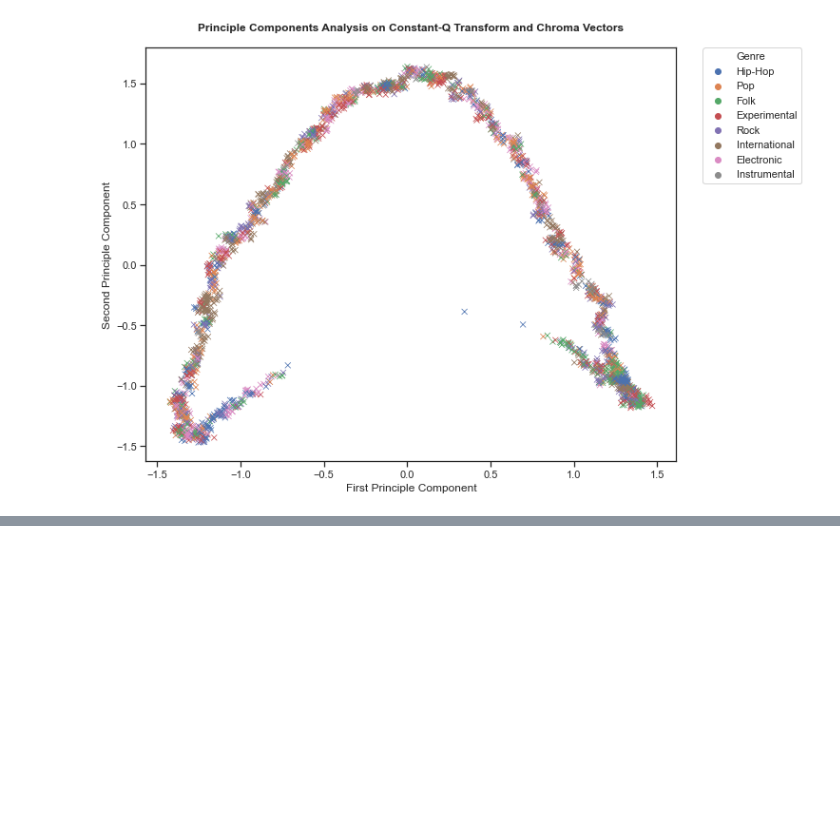
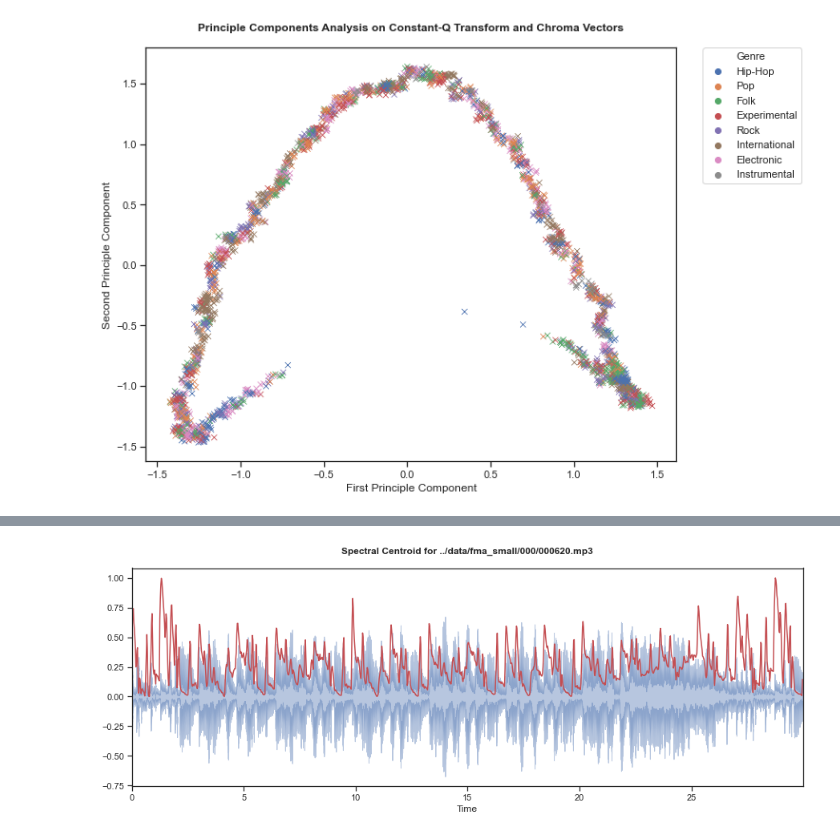
Before and after one commit to celestinhermez/music-genre-classification, a Jupyter notebook: model_development/exploratory_data_analysis.ipynb, the cells around one changed output, grey strips where cells are left out. Cells and saved outputs as stored; diff of their text form; code cells hidden in the pictures; blank space fills up the shorter version.

```diff
--- a/model_development/exploratory_data_analysis.ipynb
+++ b/model_development/exploratory_data_analysis.ipynb
@@ -252,0 +255,4 @@ array([3, 3, 6, ..., 6, 6, 3])
+# %%
+import IPython.display as ipd
+x, sr = librosa.load(df_train.file_path[30])
+ipd.Audio(x, rate=sr)
@@ -252,0 +261,14 @@ array([3, 3, 6, ..., 6, 6, 3])
+# %%
+from sklearn.preprocessing import minmax_scale
+
+spectral_centroids = librosa.feature.spectral_centroid(x + 0.01, sr=sr)[0]
+frames = range(len(spectral_centroids))
+t = librosa.frames_to_time(frames)
+plt.figure(figsize=(15, 5))
+plt.title('Spectral Centroid for ../data/fma_small/000/000620.mp3\n', weight='bold')
+librosa.display.waveplot(x, sr=sr, alpha=0.4)
+
+plt.plot(t, minmax_scale(spectral_centroids, axis = 0), color='r')
+plt.savefig('spectral_centroid.png')
+# %% [output]
+[figure, added]
```
Also changed, not shown: parts of 8 cells of this notebook, 1 other file.
